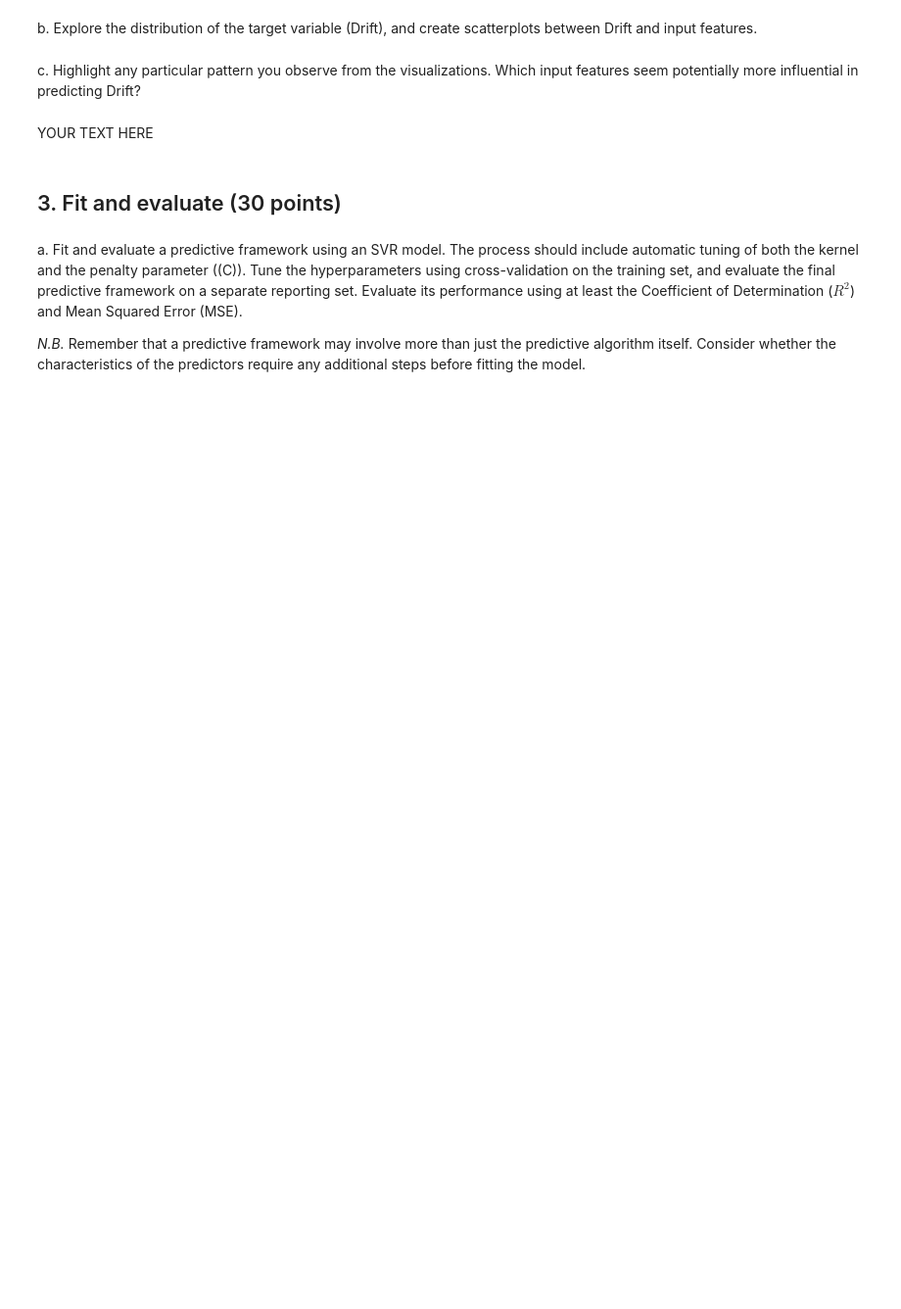
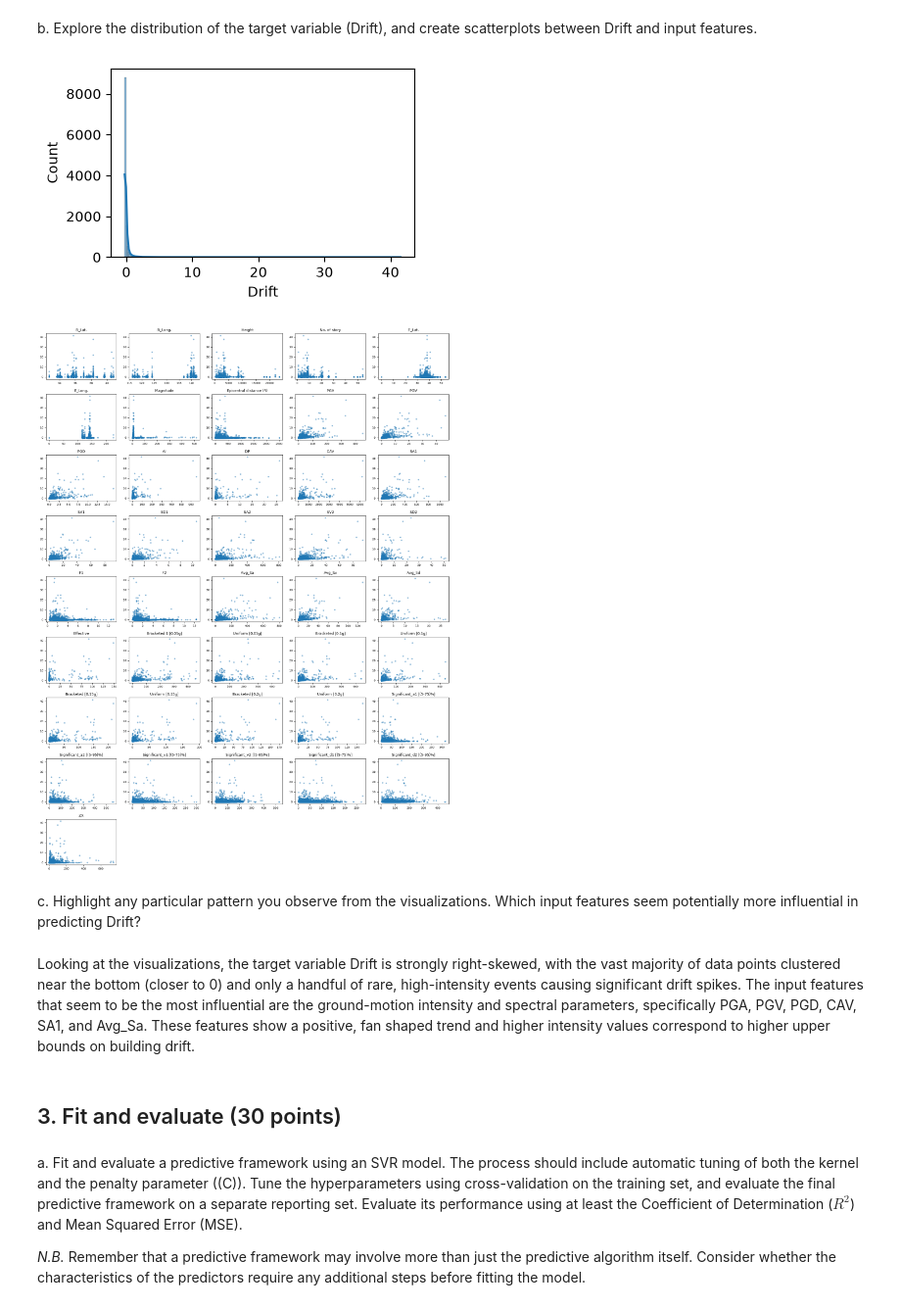
Before and after one commit to MaxGuryan9/Seismic-support-vector-regression_DS4021, a Jupyter notebook: 02-seismic-support-vector-regression.ipynb, the cells around one changed output. Shown at 98% size. Saved outputs shown, nothing was run; the diff lists cells and outputs as text; code cells hidden in the pictures; blank space fills up the shorter version.

```diff
--- a/02-seismic-support-vector-regression.ipynb
+++ b/02-seismic-support-vector-regression.ipynb
@@ -62,11 +143,39 @@ a. Load the dataset accompanying this lab and create a new dataset containing th
 # %% [markdown]
 b. Explore the distribution of the target variable (Drift), and create scatterplots between Drift and input features.
 # %%
-# [Your code here]
+import matplotlib.pyplot as plt
+import seaborn as sns
+import math
+
+plt.figure(figsize=(4, 2.5))
+sns.histplot(df['Drift'], kde=True)
+plt.show()
+
+features = [c for c in df.columns if c != 'Drift']
+n_cols = 5
+n_rows = math.ceil(len(features) / n_cols)
+
+fig, axes = plt.subplots(n_rows, n_cols, figsize=(15, 2.2 * n_rows))
+axes = axes.flatten()
+
+for idx, col in enumerate(features):
+    axes[idx].scatter(df[col], df['Drift'], s=8, alpha=0.4)
+    axes[idx].set_title(col, fontsize=9)
+    axes[idx].tick_params(labelsize=7)
+
+# Hide any empty subplots at the end
+for ax in axes[len(features):]:
+    fig.delaxes(ax)
+
+plt.tight_layout()
+plt.show()
+# %% [output]
+[figure, added]
+[figure, added]
 # %% [markdown]
 c. Highlight any particular pattern you observe from the visualizations. Which input features seem potentially more influential in predicting Drift?
 # %% [markdown]
-YOUR TEXT HERE
+Looking at the visualizations, the target variable Drift is strongly right-skewed, with the vast majority of data points clustered near the bottom (closer to 0) and only a handful of rare, high-intensity events causing significant drift spikes. The input features that seem to be the most influential are the ground-motion intensity and spectral parameters, specifically PGA, PGV, PGD, CAV, SA1, and Avg_Sa. These features show a positive, fan shaped trend and higher intensity values correspond to higher upper bounds on building drift.
 # %% [markdown]
 ## 3. Fit and evaluate (30 points)
 # %% [markdown]
```
Also changed, not shown: parts of 7 cells of this notebook.
